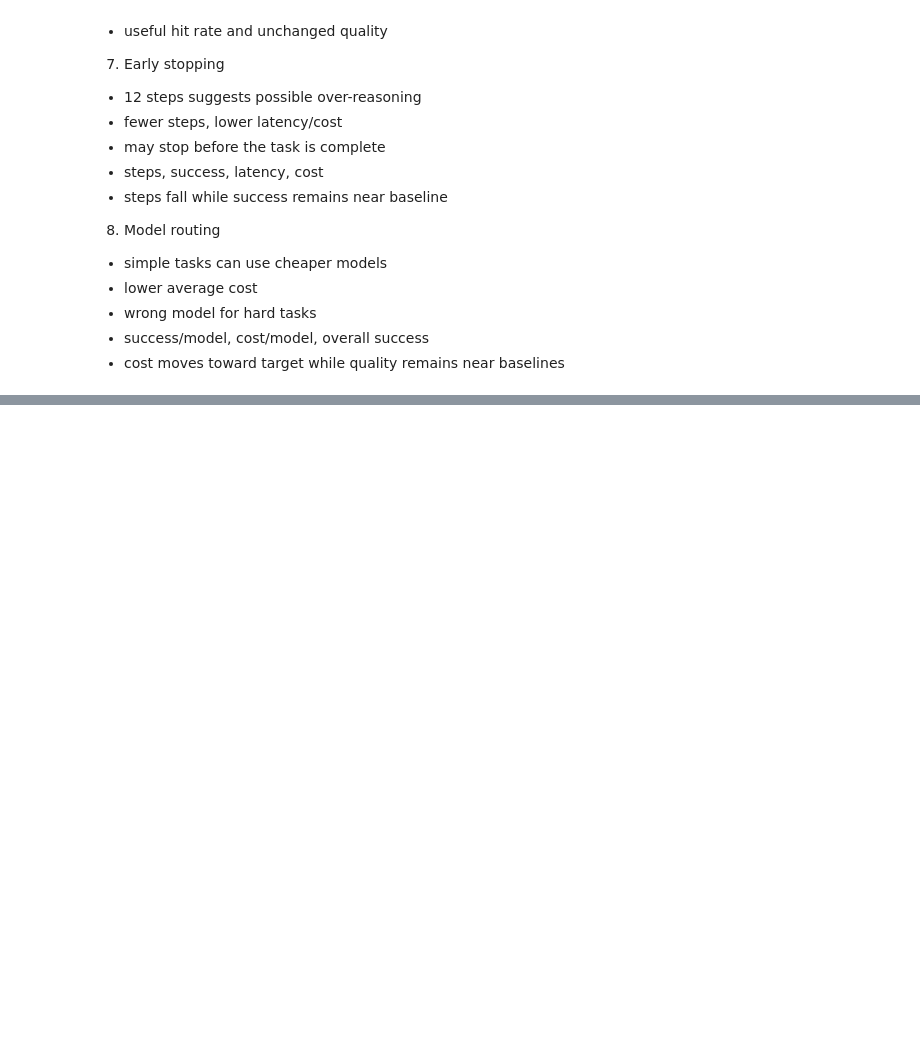
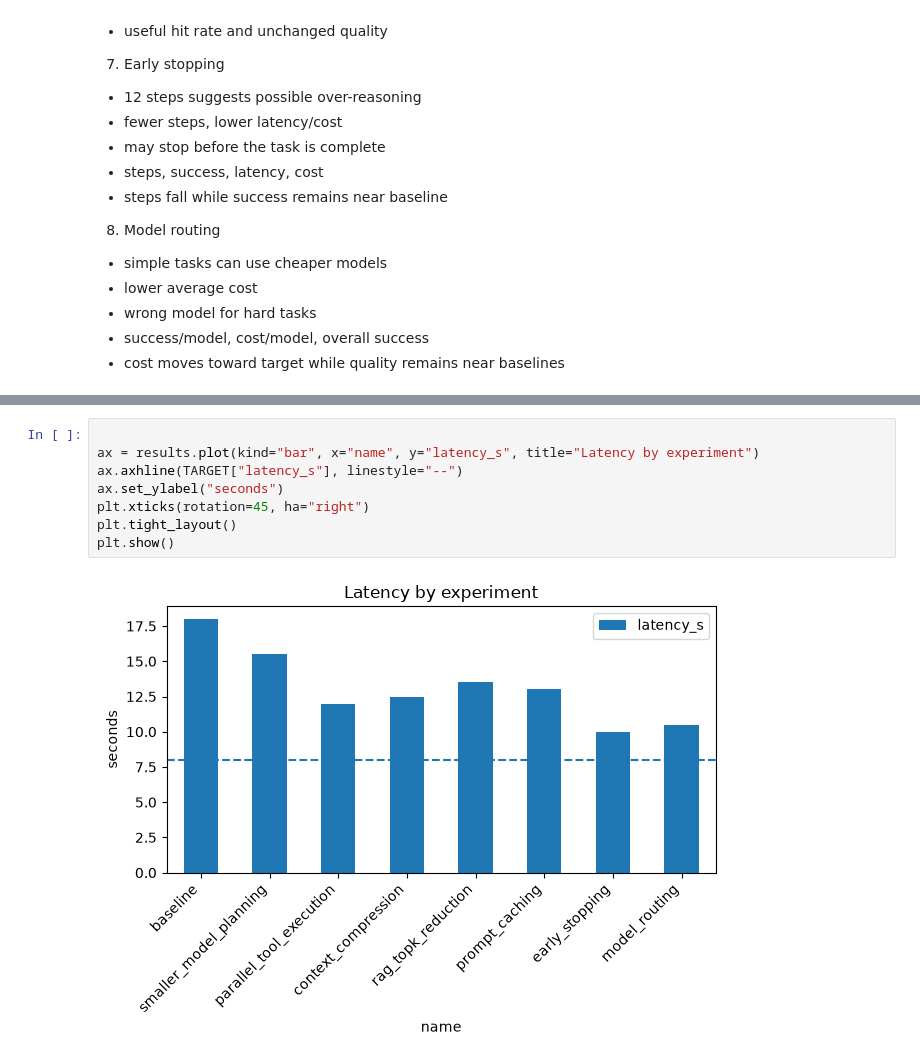
Before and after one commit to hanbanthan/AI-Agent, a Jupyter notebook: exercise/Ex15-Optimization.ipynb, the cells around one changed output, grey strips where cells are left out. Drawn from its saved outputs; the diff is of its cells as text; blank space fills up the shorter version.

```diff
--- a/exercise/Ex15-Optimization.ipynb
+++ b/exercise/Ex15-Optimization.ipynb
@@ -59,0 +342,10 @@ Experiement | Hypothesis | Expected benefit | Potential quality impact | Metrics
+# %%
+
+ax = results.plot(kind="bar", x="name", y="latency_s", title="Latency by experiment")
+ax.axhline(TARGET["latency_s"], linestyle="--")
+ax.set_ylabel("seconds")
+plt.xticks(rotation=45, ha="right")
+plt.tight_layout()
+plt.show()
+# %% [output]
+[figure, added]
```
Also changed, not shown: parts of 18 cells of this notebook, 28 other files.
